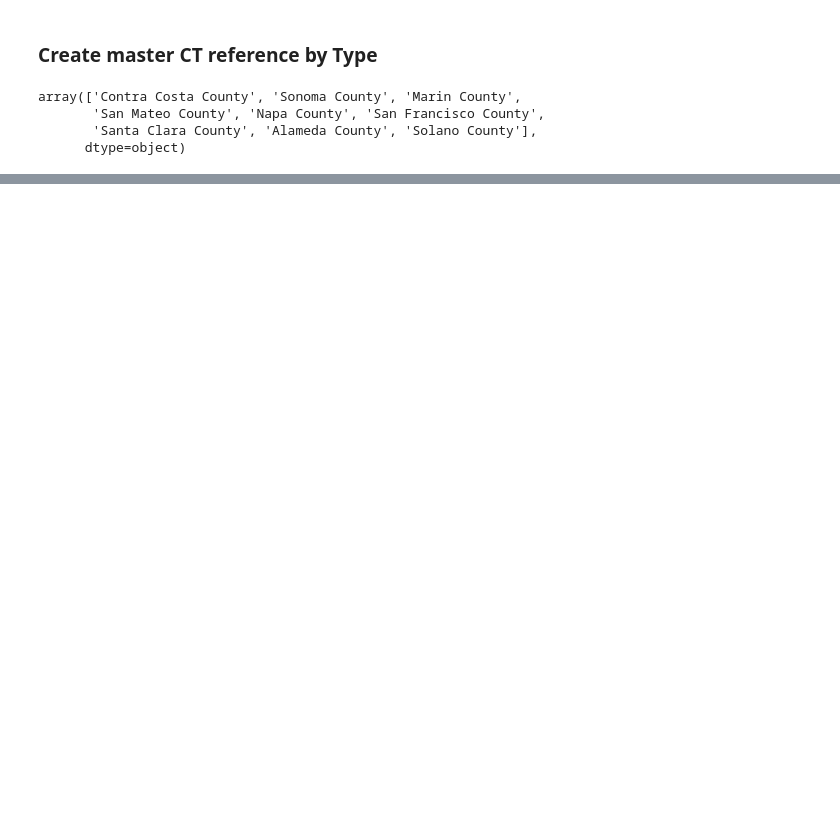
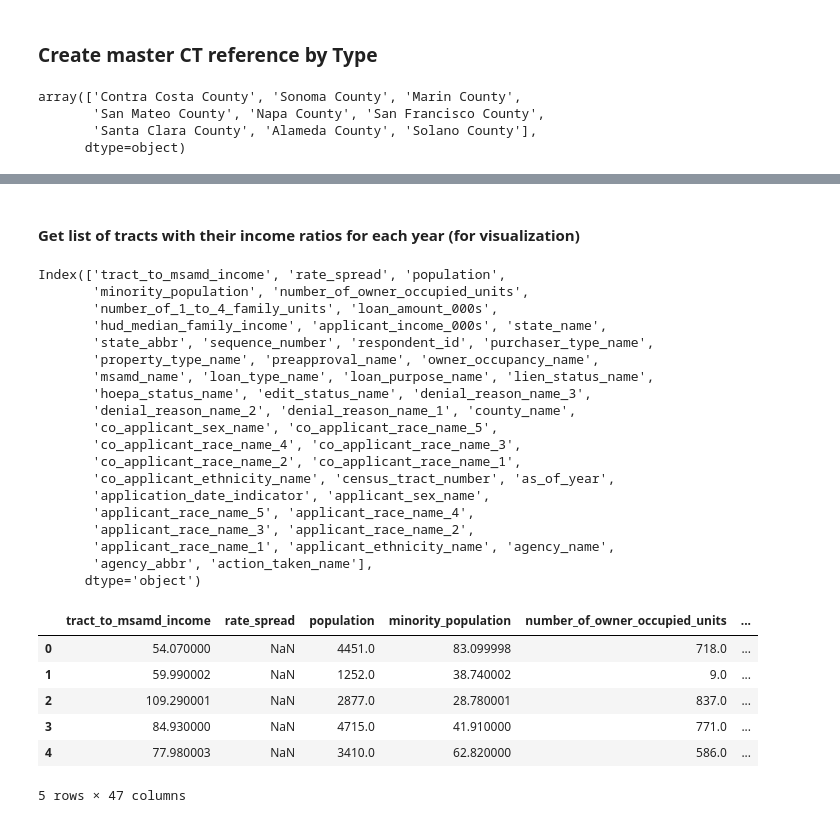
Before and after one commit to abaum1/communityreinvestmentact, a Jupyter notebook: scripts/HMDA _Initial_Analysis.ipynb, the cells around one changed output, grey strips where cells are left out. Saved outputs shown, nothing was run; the diff lists cells and outputs as text; code cells hidden in the pictures; blank space fills up the shorter version.

```diff
--- a/scripts/HMDA _Initial_Analysis.ipynb
+++ b/scripts/HMDA _Initial_Analysis.ipynb
@@ -157,0 +192,33 @@ master.to_csv("/Users/ameliabaum/Desktop/Amelia/CRA_Thesis/communityreinvestment
+# %% [markdown]
+#### Get list of tracts with their income ratios for each year (for visualization)
+# %%
+test = pd.read_csv("/Users/ameliabaum/Desktop/Amelia/CRA_Thesis/data/raw_hmda_filtered/Alameda_2008.csv")
+print(test.columns)
+test.head()
+# %% [output]
+Index(['tract_to_msamd_income', 'rate_spread', 'population',
+       'minority_population', 'number_of_owner_occupied_units',
+       'number_of_1_to_4_family_units', 'loan_amount_000s',
+       'hud_median_family_income', 'applicant_income_000s', 'state_name',
+       'state_abbr', 'sequence_number', 'respondent_id', 'purchaser_type_name',
+       'property_type_name', 'preapproval_name', 'owner_occupancy_name',
+       'msamd_name', 'loan_type_name', 'loan_purpose_name', 'lien_status_name',
+       'hoepa_status_name', 'edit_status_name', 'denial_reason_name_3',
+       'denial_reason_name_2', 'denial_reason_name_1', 'county_name',
+       'co_applicant_sex_name', 'co_applicant_race_name_5',
+       'co_applicant_race_name_4', 'co_applicant_race_name_3',
+       'co_applicant_race_name_2', 'co_applicant_race_name_1',
+       'co_applicant_ethnicity_name', 'census_tract_number', 'as_of_year',
+       'application_date_indicator', 'applicant_sex_name',
+       'applicant_race_name_5', 'applicant_race_name_4',
+       'applicant_race_name_3', 'applicant_race_name_2',
+       'applicant_race_name_1', 'applicant_ethnicity_name', 'agency_name',
+       'agency_abbr', 'action_taken_name'],
+      dtype='object')
+|  | tract_to_msamd_income | rate_spread | population | minority_population | number_of_owner_occupied_units | ... |
+| 0 | 54.070000 | NaN | 4451.0 | 83.099998 | 718.0 | ... |
+| 1 | 59.990002 | NaN | 1252.0 | 38.740002 | 9.0 | ... |
+| 2 | 109.290001 | NaN | 2877.0 | 28.780001 | 837.0 | ... |
+| 3 | 84.930000 | NaN | 4715.0 | 41.910000 | 771.0 | ... |
+| 4 | 77.980003 | NaN | 3410.0 | 62.820000 | 586.0 | ... |
+5 rows × 47 columns
```
Also changed, not shown: parts of 14 cells of this notebook.
